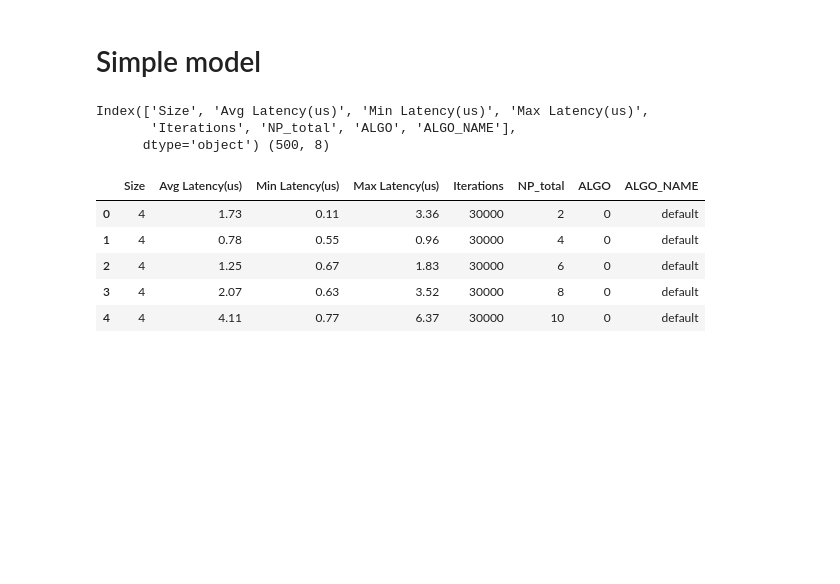
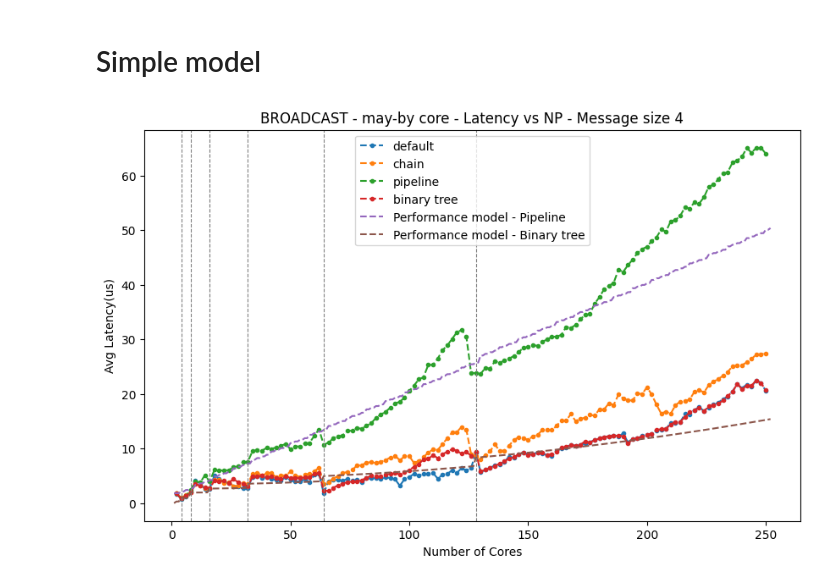
Before and after one commit to JunkyByte/final_hpc_and_cloud, a Jupyter notebook: HPC/exercise1/data_analysis.ipynb, the cells around one changed output. Saved outputs shown, nothing was run; the diff lists cells and outputs as text; code cells hidden in the pictures; blank space fills up the shorter version.

```diff
--- a/HPC/exercise1/data_analysis.ipynb
+++ b/HPC/exercise1/data_analysis.ipynb
@@ -181,15 +187,36 @@ est_lat_bin_tree *= 10**6
-# %%
-results = pd.read_csv('results_bcast_fixedsize.csv')
-results = results[results['NP_total'] < 252]
-print(results.columns, results.shape)
-results.head()
-# %% [output]
-Index(['Size', 'Avg Latency(us)', 'Min Latency(us)', 'Max Latency(us)',
-       'Iterations', 'NP_total', 'ALGO', 'ALGO_NAME'],
-      dtype='object') (500, 8)
-|  | Size | Avg Latency(us) | Min Latency(us) | Max Latency(us) | Iterations | NP_total | ALGO | ALGO_NAME |
-| 0 | 4 | 1.73 | 0.11 | 3.36 | 30000 | 2 | 0 | default |
-| 1 | 4 | 0.78 | 0.55 | 0.96 | 30000 | 4 | 0 | default |
-| 2 | 4 | 1.25 | 0.67 | 1.83 | 30000 | 6 | 0 | default |
-| 3 | 4 | 2.07 | 0.63 | 3.52 | 30000 | 8 | 0 | default |
-| 4 | 4 | 4.11 | 0.77 | 6.37 | 30000 | 10 | 0 | default |
+# %%
+results = pd.read_csv('./results/results_bcast_fixedsize.csv')
+results = results[results['NP_total'] < 252]  # erratic behaviour for last few
+
+# Extract relevant columns
+cores = results['NP_total']
+latency = results['Avg Latency(us)']
+algo_names = results['ALGO_NAME'].unique()
+
+# Create a line plot with vertical lines
+fig, ax = plt.subplots(figsize=(10, 6))
+
+MESSAGE_SIZE = 4
+
+# Plot for each algorithm
+for algo_name in algo_names:
+    algo_data = results[(results['ALGO_NAME'] == algo_name) & (results['Size'] == MESSAGE_SIZE)]
+    ax.plot(algo_data['NP_total'], algo_data['Avg Latency(us)'], '--o', markersize=3, label=algo_name)
+
+ax.plot(n_proc, est_lat_pipeline, '--', label='Performance model - Pipeline')
+ax.plot(n_proc, est_lat_bin_tree, '--', label='Performance model - Binary tree')
+
+# Add vertical lines for specific numbers of processors
+vertical_lines = [4, 8, 32, 16, 64, 128]
+for line in vertical_lines:
+    ax.axvline(x=line, color='gray', linestyle='--', linewidth=0.8)
+
+# Set labels and title
+ax.set_xlabel('Number of Cores')
+ax.set_ylabel('Avg Latency(us)')
+ax.set_title(f'BROADCAST - may-by core - Latency vs NP - Message size {MESSAGE_SIZE}')
+
+ax.legend()
+plt.show()
+# %% [output]
+[figure, added]
```
Also changed, not shown: parts of 6 cells of this notebook, 23 other files.
